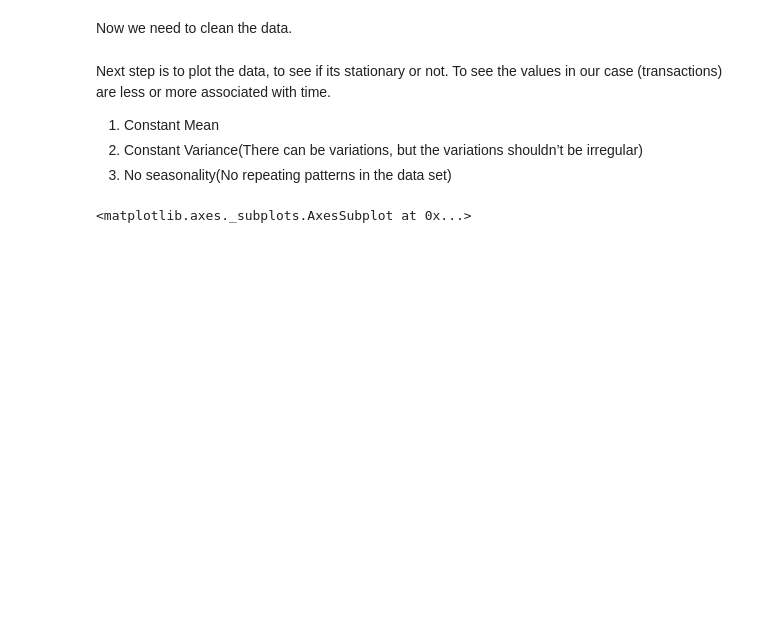
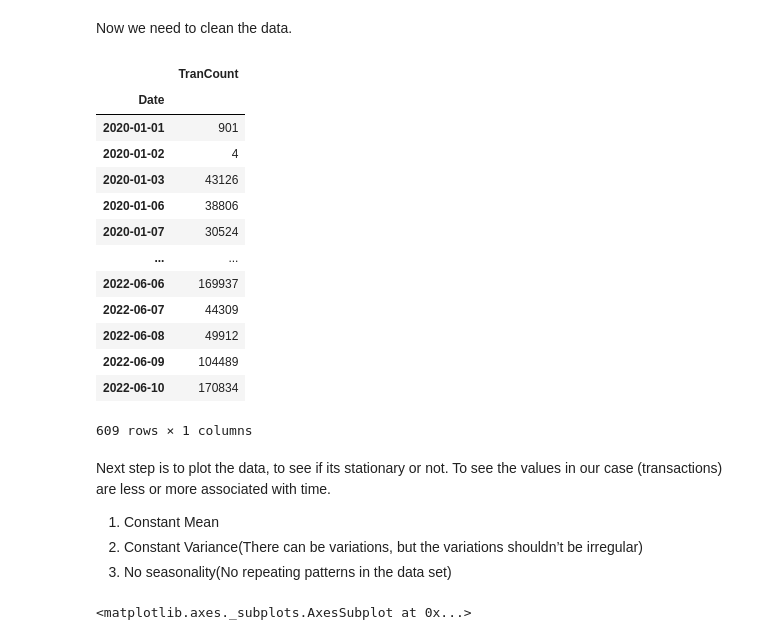
Before and after one commit to anguswilliams93/GoogleColab, a Jupyter notebook: Time_Series_Forecasting_(ARIMA).ipynb, the cells around one changed output. Saved outputs shown, nothing was run; the diff lists cells and outputs as text; code cells hidden in the pictures; blank space fills up the shorter version.

```diff
--- a/Time_Series_Forecasting_(ARIMA).ipynb
+++ b/Time_Series_Forecasting_(ARIMA).ipynb
@@ -43,12 +24,31 @@ Now we need to clean the data.
 # %%
 import pandas as pd
 import numpy as np
 df = pd.DataFrame.from_records(rows,
                                 columns=['BatchCount', 'Date', 'TranType', 'Action', 'TranCount'])
 
 df = df.astype({'BatchCount': int, 'TranType': str, 'Date': np.datetime64, 'Action': str, 'TranCount': int  })
 
-df_final = df.set_index('Date')
+df = df[['Date', 'TranCount']]
+
+df_final = df.groupby('Date').sum()
+
+df_final
+# %% [output]
+|  | TranCount |
+| Date |  |
+| 2020-01-01 | 901 |
+| 2020-01-02 | 4 |
+| 2020-01-03 | 43126 |
+| 2020-01-06 | 38806 |
+| 2020-01-07 | 30524 |
+| ... | ... |
+| 2022-06-06 | 169937 |
+| 2022-06-07 | 44309 |
+| 2022-06-08 | 49912 |
+| 2022-06-09 | 104489 |
+| 2022-06-10 | 170834 |
+609 rows × 1 columns
 # %% [markdown]
 Next step is to plot the data, to see if its stationary or not. To see the values in our case (transactions) are less or more associated with time.
 
```
Also changed, not shown: parts of 12 cells of this notebook.
